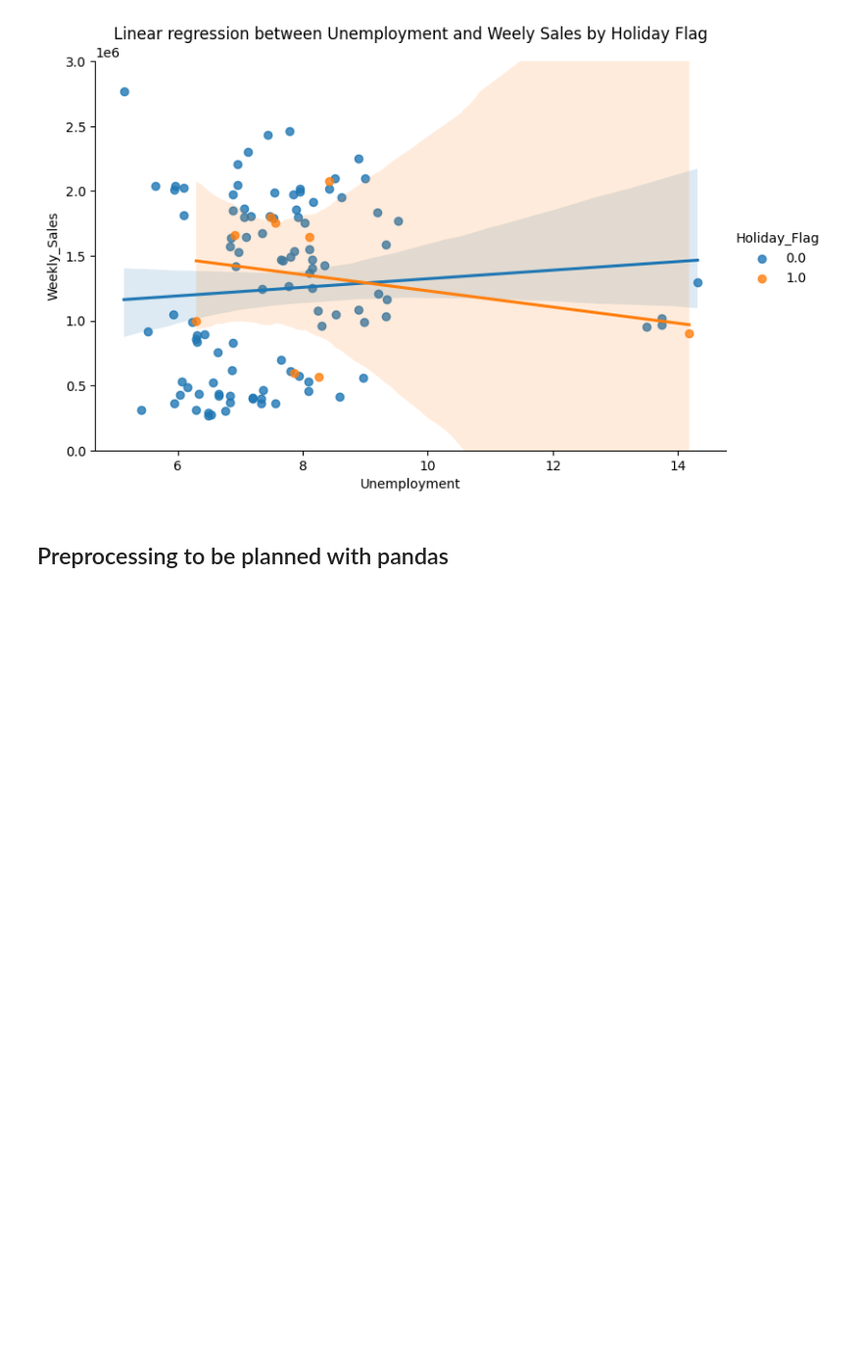
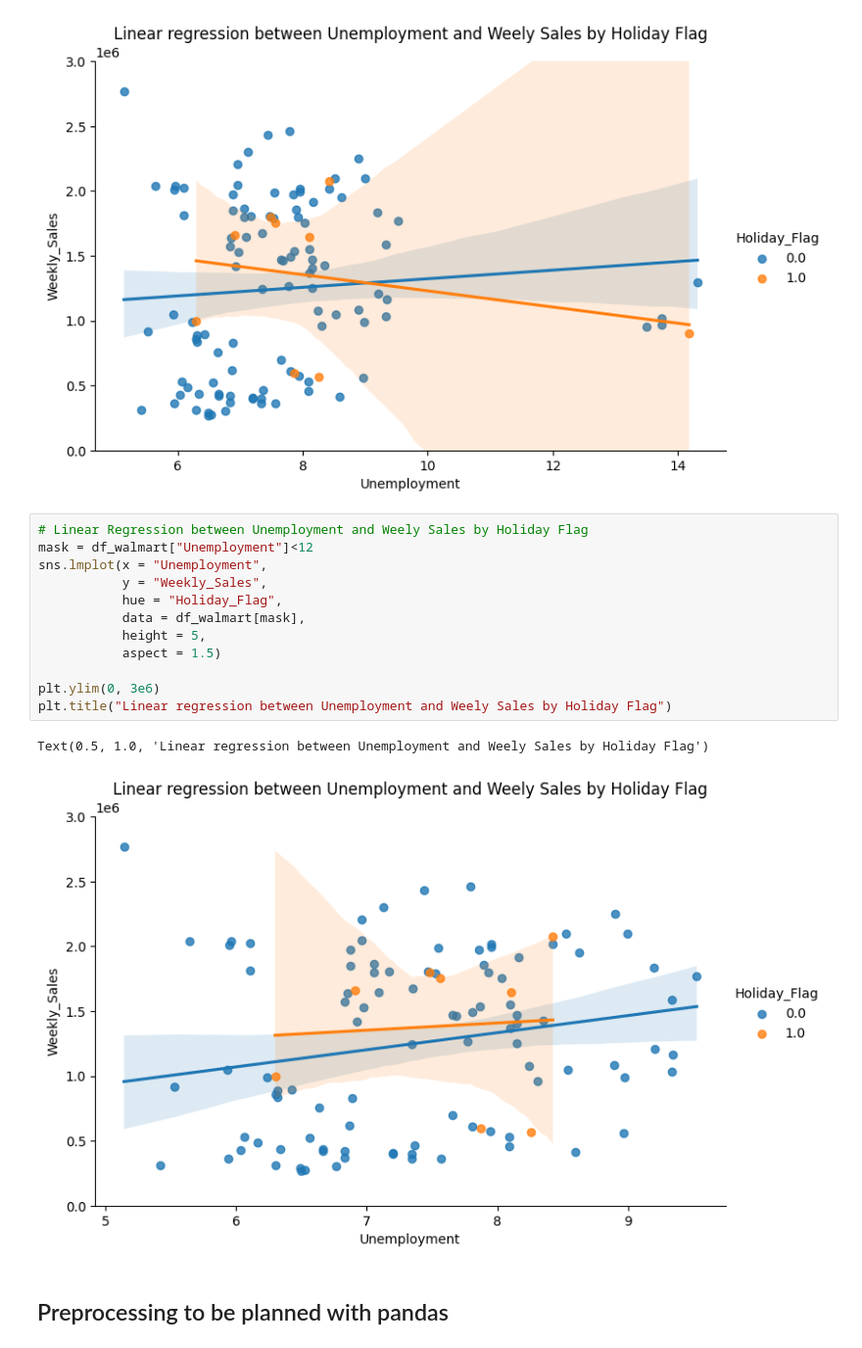
Before and after one commit to Stylomines/walmart_sales, a Jupyter notebook: walmart_project.ipynb, the cells around one changed output. Shown: that part at 98% size. Cells and saved outputs as stored; diff of their text form; blank space fills up the shorter version.

```diff
--- a/walmart_project.ipynb
+++ b/walmart_project.ipynb
@@ -199,6 +199,21 @@ plt.title("Linear regression between Unemployment and Weely Sales by Holiday Fla
 # %% [output]
 Text(0.5, 1.0, 'Linear regression between Unemployment and Weely Sales by Holiday Flag')
 [figure]
+# %%
+# Linear Regression between Unemployment and Weely Sales by Holiday Flag
+mask = df_walmart["Unemployment"]<12
+sns.lmplot(x = "Unemployment",
+           y = "Weekly_Sales",
+           hue = "Holiday_Flag",
+           data = df_walmart[mask],
+           height = 5,
+           aspect = 1.5)
+
+plt.ylim(0, 3e6)
+plt.title("Linear regression between Unemployment and Weely Sales by Holiday Flag")
+# %% [output]
+Text(0.5, 1.0, 'Linear regression between Unemployment and Weely Sales by Holiday Flag')
+[figure, added]
 # %% [markdown]
 ## Preprocessing to be planned with pandas
 # %% [markdown]
```
Also changed, not shown: parts of 26 cells of this notebook.
